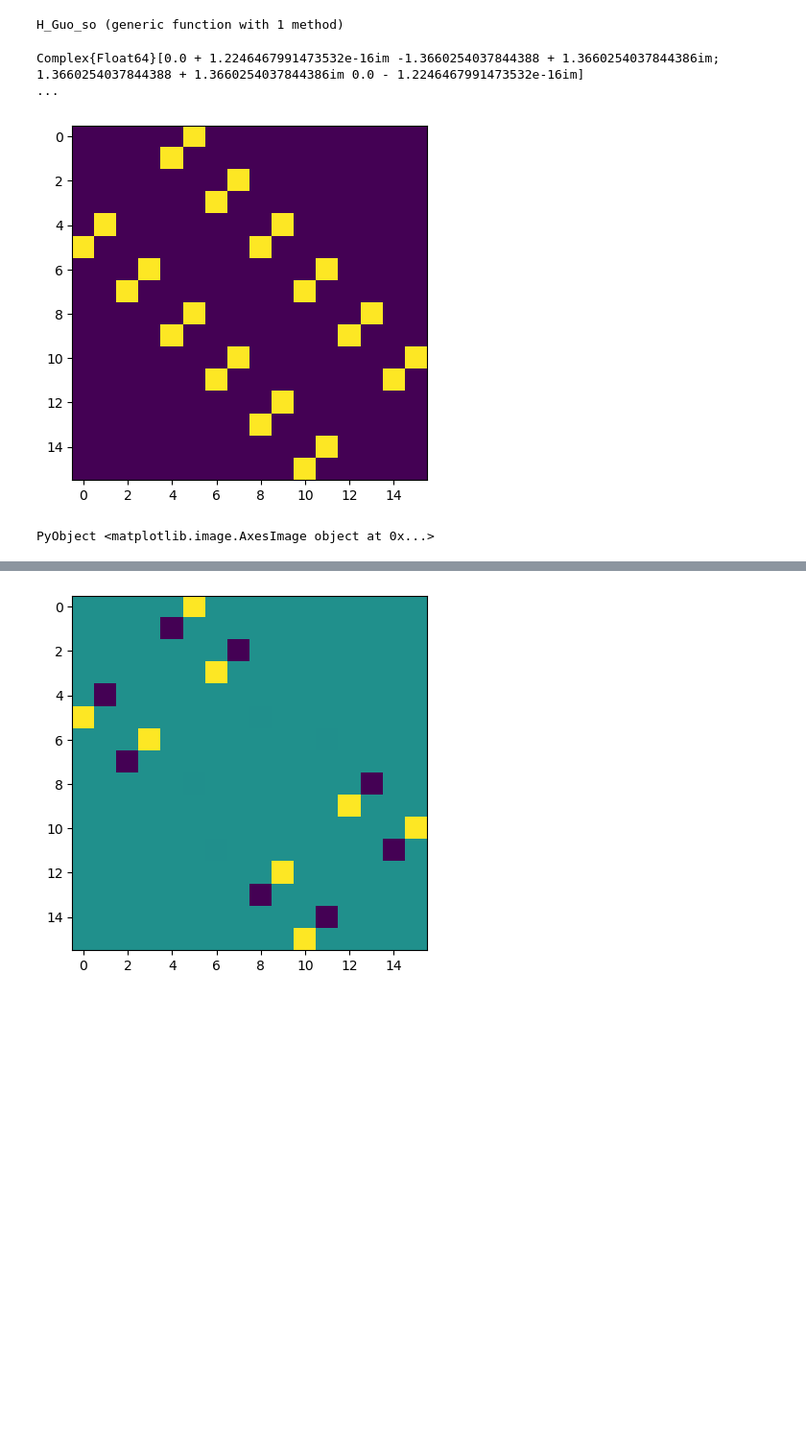
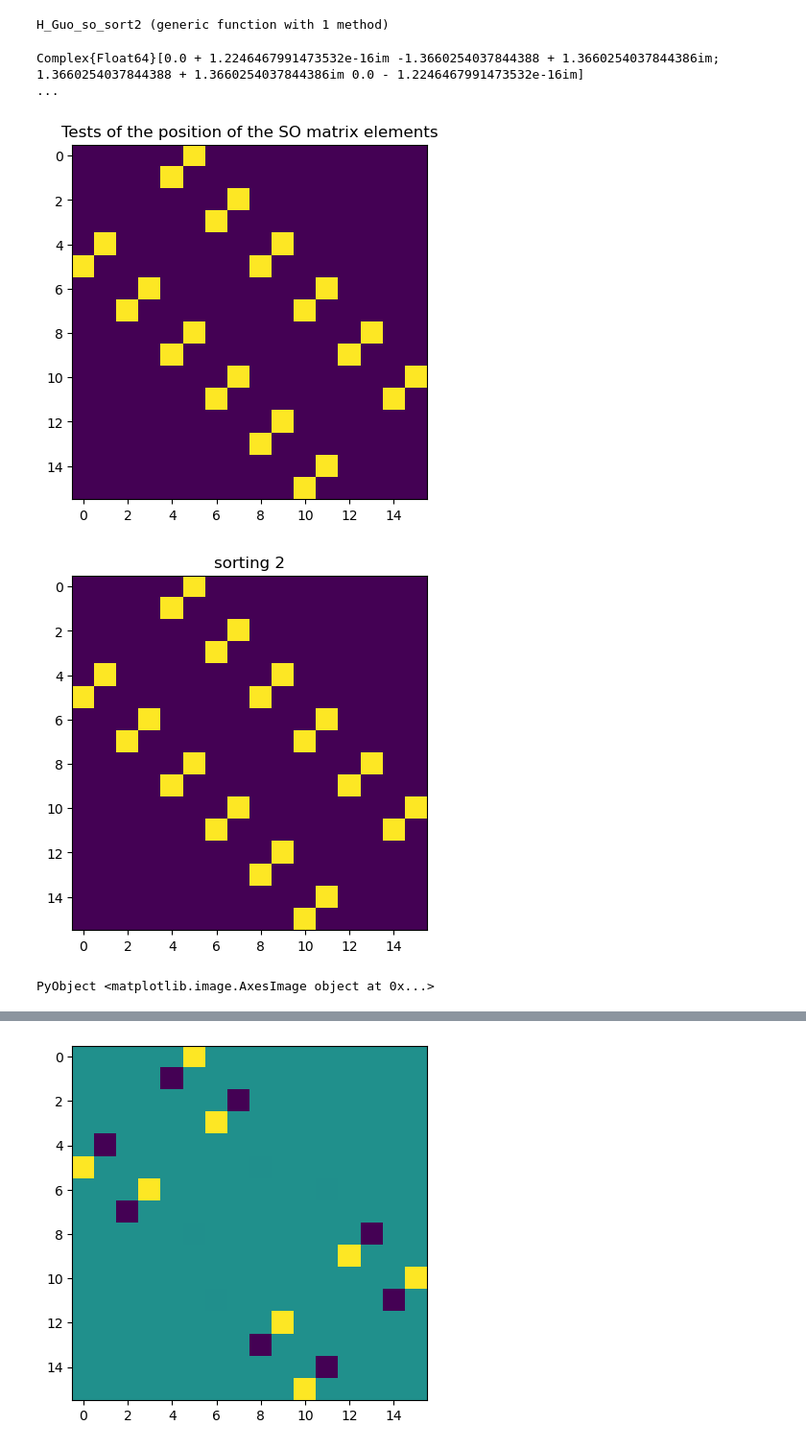
Before and after one commit to RudSmo/CISS, a Jupyter notebook: source/negf_hamiltonians/Guos model.ipynb, the cells around one changed output, grey strips where cells are left out. Shown at 96% size. Drawn from its saved outputs; the diff is of its cells as text; code cells hidden in the pictures; blank space fills up the shorter version.

```diff
--- a/source/negf_hamiltonians/Guos model.ipynb
+++ b/source/negf_hamiltonians/Guos model.ipynb
@@ -66,21 +123,20 @@ function sigma_ort(phi::Float64, theta::Float64)
     sig_z = Matrix([1 0; 0 -1])
     return sig_x * sin(phi)*sin(theta) - sig_y* cos(phi)*sin(theta) + sig_z* cos(theta)
 end
-function sites_to_angle(N::Integer)# number of sites per helical turn
+function sites_to_angle(sites_per_lap::Integer)# number of sites per helical turn
     Radius = 0.7* 10^(-9)
-    delta_phi = pi* 2/N
-    l_a = Radius/N
+    delta_phi = pi* 2/sites_per_lap
+    l_a = Radius/sites_per_lap
     return [delta_phi l_a]
 end
-
 function H_Guo_so(
         onsight_c1::Array{Array},
         onsight_c2::Array{Array},
-        sites_lap::Integer,
+        sites_per_turn::Integer,
         theta::Float64
         )
-    N = length(onsight_c1[1])* 4
-    Mtrx = zeros(Complex{Float64}, N,N)
+    dim = length(onsight_c1[1])* 4
+    Mtrx = zeros(Complex{Float64}, dim,dim)
 
     # ? natürliche Einheiten oder SI???
     #h_quer = 1
@@ -88,16 +144,50 @@ function H_Guo_so(
     #dV_dr_von_R = 1
     #m = 1
     #c =1
+    alpha = 1 # h_quer^2/(4*m^2*c^2)* dV_dr_von_R
+    l_a = sites_to_angle(sites_per_turn)[2]
+    t_so = -alpha/(4*l_a)
+    delta_phi = sites_to_angle(sites_per_turn)[1]
+
+    for i in 1:4:dim  # i = position of site n in full matrix, i_steps =  number of site n
+        i_steps = Integer((i+3)/4)
+        if i<dim-4
+            for z in 0:2:2
+                # für z  = 0 git j = 1 und z = 2 ist j = 2
+                if z ==0
+                    sig_n_und_npl1 = t_so*1im* (sigma_ort( i_steps*delta_phi, theta) .+ sigma_ort(( i_steps -1 ) *delta_phi, theta) )
+
+                    #adresses a 2x2 block matrix #rechte hopping matrix h.c. seite
+                    Mtrx[(i+z):(i+z+1), (i+4+z):(i+5+z)] = sig_n_und_npl1'
+                    #untere hopping matrix -> ohne compl conj?!
+                    Mtrx[(i+z+4):(i+z+5), (i+z):(i+1+z)] = sig_n_und_npl1
+                end
+                if z == 2  #j = helical chain = 2 : plus pi in both sigma functions. As pi is half a circle adding this to phi results being on the other helical chain
+                    sig_n_und_npl1_pi =t_so* 1im* (sigma_ort( i_steps*delta_phi + pi, theta) .+ sigma_ort(( i_steps -1 ) *delta_phi + pi, theta))
+                    Mtrx[(i+z):(i+z+1), (i+4+z):(i+5+z)] = sig_n_und_npl1_pi'
+                    Mtrx[(i+z+4):(i+z+5), (i+z):(i+1+z)] =sig_n_und_npl1_pi
+                end
+            end
+        end
+    end
+    return Matrix(Mtrx) # !! complex matrix
+end
+function H_Guo_so_sort2(
+        sites_per_lap::Integer,
+        theta::Float64,
+        N::Int64 # total number of sites in both chains
+        )
+    Mtrx = zeros(Complex{Float64}, 2*N,2*N)# since we have two states: up and down for each site
+
     alpha = 1
-    l_a = sites_to_angle(sites_lap)[2]
+    l_a = sites_to_angle(sites_per_lap)[2]
     t_so = 1#-alpha/(4*l_a)
-
-    delta_phi = sites_to_angle(sites_lap)[1]
+    delta_phi = sites_to_angle(sites_per_lap)[1]
 
     # i = position of site n in full matrix, i_steps =  number of site n
-    for i in 1:4:N
+    for i in 1:4:2*N
         i_steps = Integer((i+3)/4)
-        if i<N-4
+        if i<2*N-4
             for z in 0:2:2
                 # für z  = 0 git j = 1 und z = 2 ist j = 2
                 if z ==0
@@ -123,30 +213,39 @@ function H_Guo_so(
     return Matrix(Mtrx)
 end
 # %% [output]
-H_Guo_so (generic function with 1 method)
+H_Guo_so_sort2 (generic function with 1 method)
 # %%
 N_test = 12#pi*5/3
 theta_test = pi/2 #0.66# in rad, helix angle
 
 sig = 1im *(sigma_ort((2*pi)/N_test, theta_test) .+ sigma_ort((4*pi)/N_test, theta_test))
-print(sig, "                                                                                                ")
+print( sig,  "                                                                                        ")
 # Create a heatmap plot for the magnitude
 
 Hso_test = H_Guo_so(onsight_chain1 , onsight_chain2, N_test, theta_test )
-print(Hso_test[9, 1:16], "                                                                                        ")
+Hso_test_sort2 = H_Guo_so_sort2( N_test, theta_test,2*n )
+print(Hso_test[9, 1:16], "                                                                                    ")
 print(Hso_test[10, 1:16])
 if Hso_test == Hso_test'
     print("    true ")
     return
 else
     print("       false ")
     return
 end
 magnitude_matrix = abs.(Hso_test)
+plt.figure()
+plt.title("Tests of the position of the SO matrix elements")
 plt.imshow(magnitude_matrix)
+plt.savefig("SO.pdf")
+
+plt.figure()
+plt.title("sorting 2")
+plt.imshow(abs.(Hso_test_sort2))
 # %% [output]
 Complex{Float64}[0.0 + 1.2246467991473532e-16im -1.3660254037844388 + 1.3660254037844386im; 1.3660254037844388 + 1.3660254037844386im 0.0 - 1.2246467991473532e-16im]                                    ...
-[figure, old version]
+[figure, new version]
+[figure, added]
 PyObject <matplotlib.image.AxesImage object at 0x...>
 # %%
 function H_Guo_elvib(
```
Also changed, not shown: parts of 5 cells of this notebook, 40 other files.
